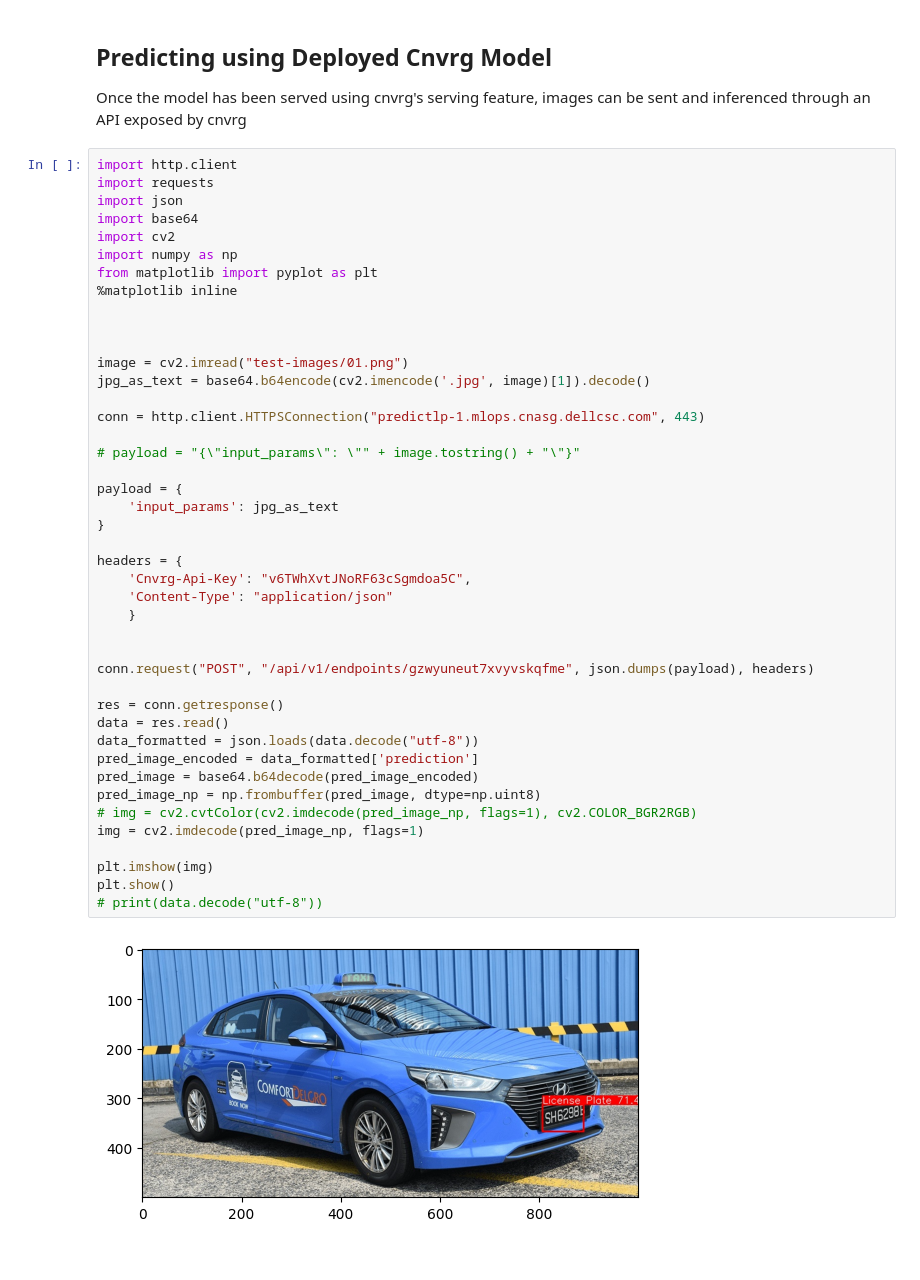
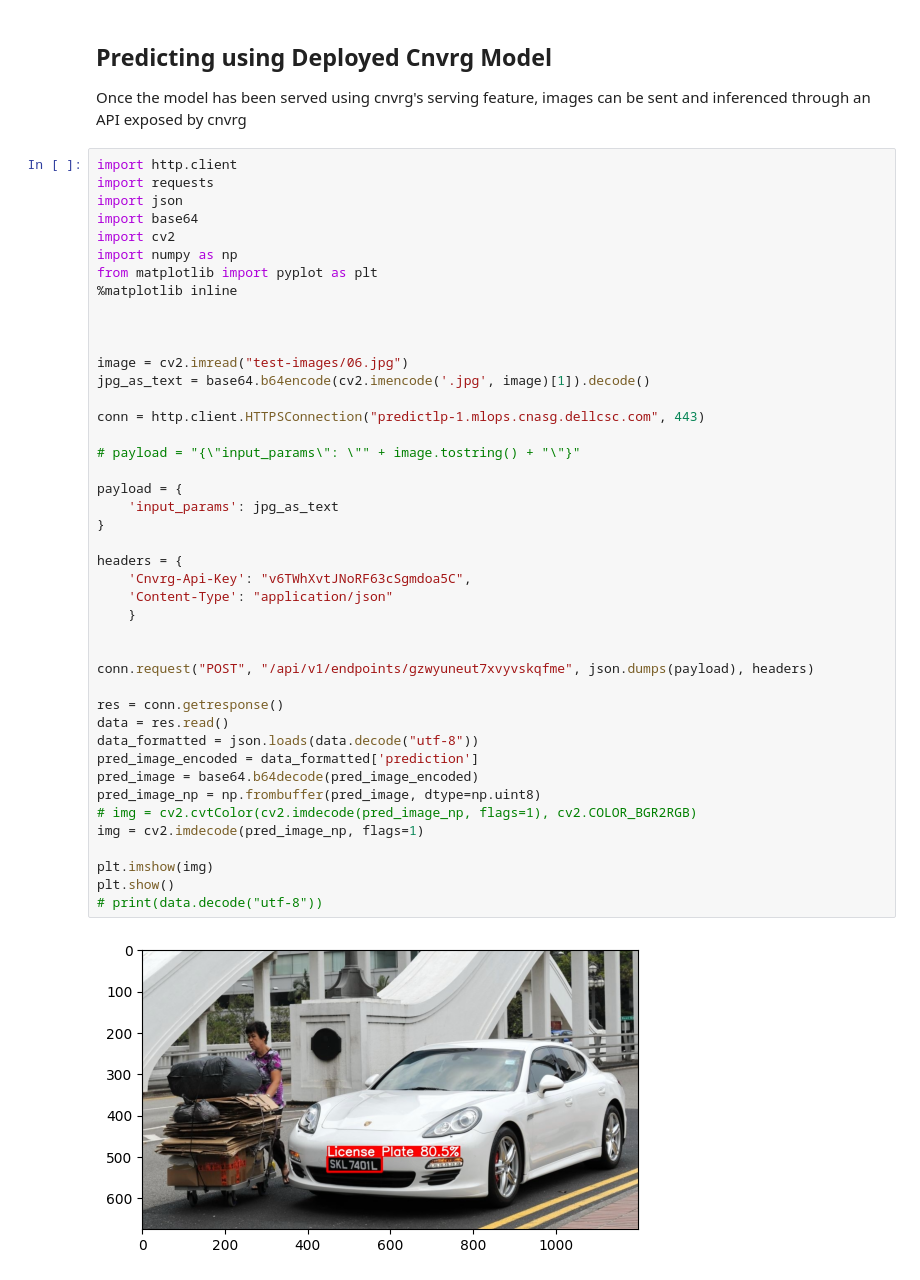
Before and after one commit to yxchia98/seeLPlates, a Jupyter notebook: cnvrg-predict.ipynb, the cells around one changed output. Saved outputs shown, nothing was run; the diff lists cells and outputs as text.

Commit message:
added more images

```diff
--- a/cnvrg-predict.ipynb
+++ b/cnvrg-predict.ipynb
@@ -13,36 +13,36 @@ from matplotlib import pyplot as plt
 
 
 
-image = cv2.imread("test-images/01.png")
+image = cv2.imread("test-images/06.jpg")
 jpg_as_text = base64.b64encode(cv2.imencode('.jpg', image)[1]).decode()
 
 conn = http.client.HTTPSConnection("predictlp-1.mlops.cnasg.dellcsc.com", 443)
 
 # payload = "{\"input_params\": \"" + image.tostring() + "\"}"
 
 payload = {
     'input_params': jpg_as_text
 }
 
 headers = {
     'Cnvrg-Api-Key': "v6TWhXvtJNoRF63cSgmdoa5C",
     'Content-Type': "application/json"
     }
 
 
 conn.request("POST", "/api/v1/endpoints/gzwyuneut7xvyvskqfme", json.dumps(payload), headers)
 
 res = conn.getresponse()
 data = res.read()
 data_formatted = json.loads(data.decode("utf-8"))
 pred_image_encoded = data_formatted['prediction']
 pred_image = base64.b64decode(pred_image_encoded)
 pred_image_np = np.frombuffer(pred_image, dtype=np.uint8)
 # img = cv2.cvtColor(cv2.imdecode(pred_image_np, flags=1), cv2.COLOR_BGR2RGB)
 img = cv2.imdecode(pred_image_np, flags=1)
 
 plt.imshow(img)
 plt.show()
 # print(data.decode("utf-8"))
 # %% [output]
-[figure, old version]
+[figure, new version]
```
Also changed, not shown: 5 other files.
